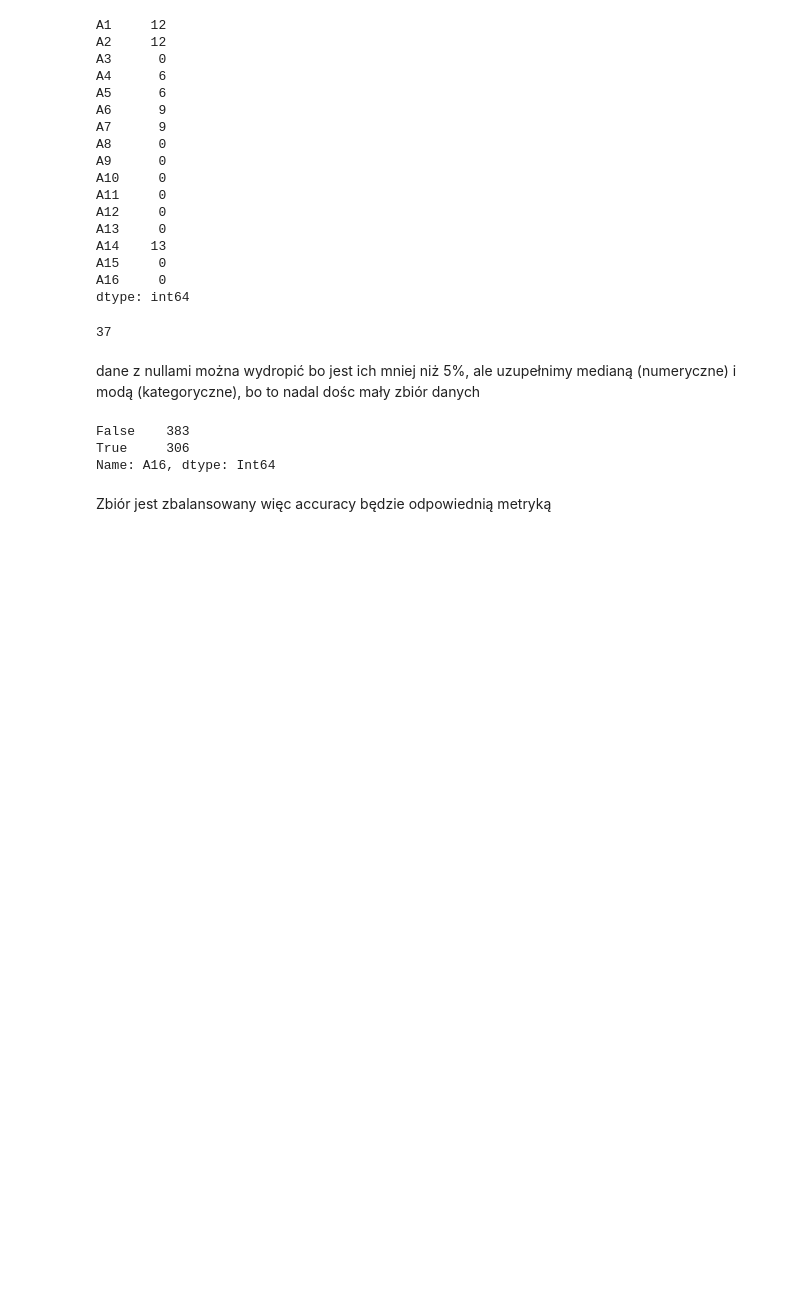
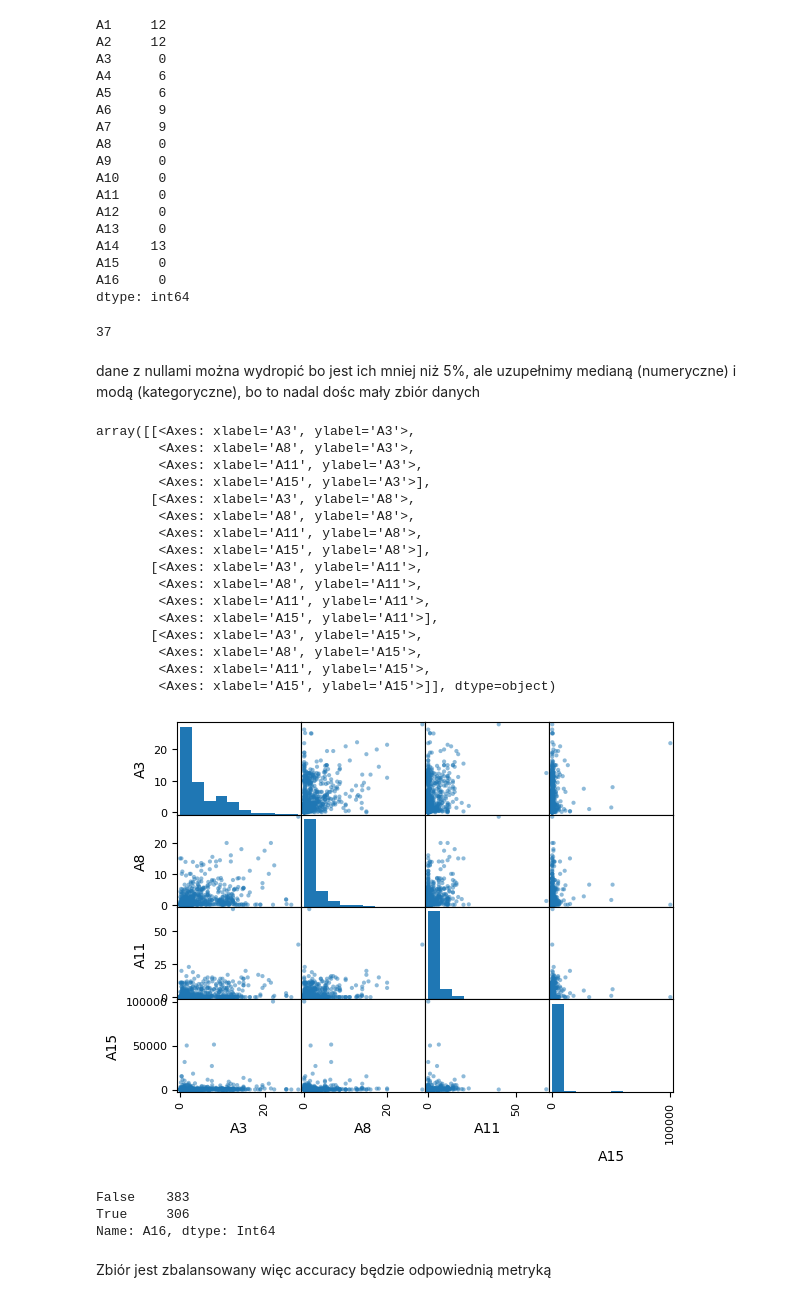
Before and after one commit to bblachut/PUM, a Jupyter notebook: lab1/lab1.ipynb, the cells around one changed output. Drawn from its saved outputs; the diff is of its cells as text; code cells hidden in the pictures; blank space fills up the shorter version.

```diff
--- a/lab1/lab1.ipynb
+++ b/lab1/lab1.ipynb
@@ -128,3 +126,23 @@ def one_hot_encoding(train, test):
+# %%
+scatter_matrix(df.dropna())
+# %% [output]
+array([[<Axes: xlabel='A3', ylabel='A3'>,
+        <Axes: xlabel='A8', ylabel='A3'>,
+        <Axes: xlabel='A11', ylabel='A3'>,
+        <Axes: xlabel='A15', ylabel='A3'>],
+       [<Axes: xlabel='A3', ylabel='A8'>,
+        <Axes: xlabel='A8', ylabel='A8'>,
+        <Axes: xlabel='A11', ylabel='A8'>,
+        <Axes: xlabel='A15', ylabel='A8'>],
+       [<Axes: xlabel='A3', ylabel='A11'>,
+        <Axes: xlabel='A8', ylabel='A11'>,
+        <Axes: xlabel='A11', ylabel='A11'>,
+        <Axes: xlabel='A15', ylabel='A11'>],
+       [<Axes: xlabel='A3', ylabel='A15'>,
+        <Axes: xlabel='A8', ylabel='A15'>,
+        <Axes: xlabel='A11', ylabel='A15'>,
+        <Axes: xlabel='A15', ylabel='A15'>]], dtype=object)
+[figure, added]
 # %%
 def normalize(train, test):
   # to_norm_std = ['A2', 'A3', 'A8', 'A11', 'A14', 'A15']
```
Also changed, not shown: parts of 1 cell of this notebook.
